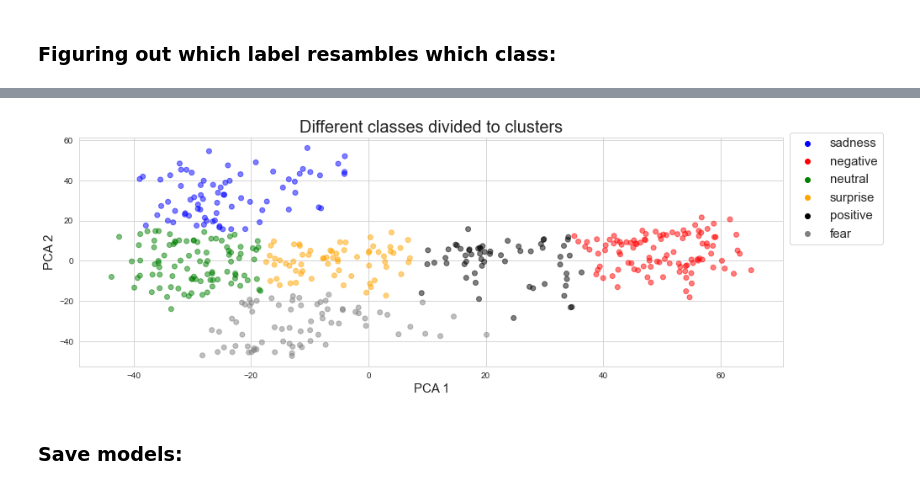
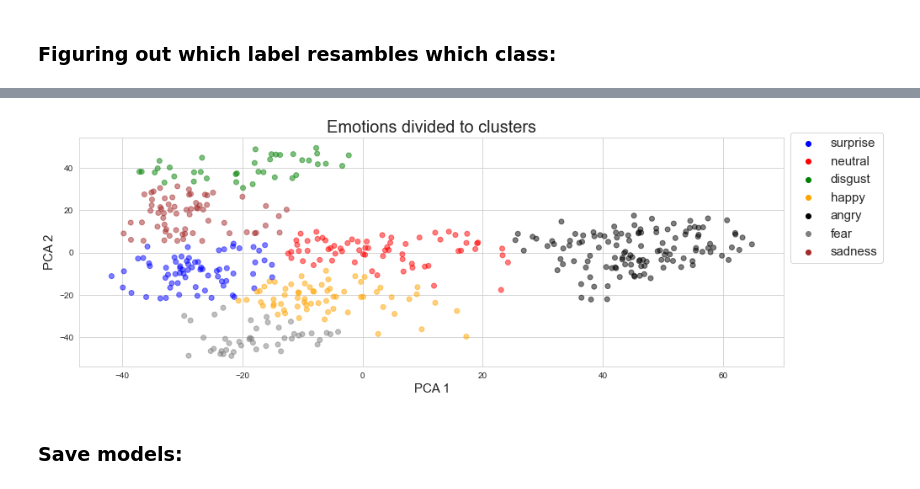
Before and after one commit to talbaram3192/Emotion_Recognition_project, a Jupyter notebook: model_improvement.ipynb, the cells around one changed output, grey strips where cells are left out. Drawn from its saved outputs; the diff is of its cells as text; code cells hidden in the pictures.

```diff
--- a/model_improvement.ipynb
+++ b/model_improvement.ipynb
@@ -541,5 +853,5 @@ set(y)
 # %%
-emotion_enc = {'fear':0, 'negative':1, 'neutral':2, 'positive':3, 'sadness':4, 'surprise':5}
+emotion_enc = {'fear':0, 'disgust':1, 'neutral':2, 'happy':3, 'sadness':4, 'surprise':5, 'angry':6}
 # %%
 X_train, X_val, y_train, y_val = train_test_split(mfccs, y, test_size=0.2, random_state=12)
 X_val, X_test, y_val, y_test = train_test_split(X_val, y_val, test_size=0.5, random_state=15)
@@ -565,7 +873,7 @@ y_train.unique(), y_test.unique(), y_val.unique()
 model3 = Sequential()
 
 model3.add(layers.Conv1D(256, 5,padding='same',
-                 input_shape=(236,40)))
+                 input_shape=(236,20)))
 model3.add(layers.Activation('relu'))
 model3.add(layers.MaxPooling1D(pool_size=(8)))
 model3.add(layers.Dropout(0.2))
@@ -577,7 +885,7 @@ model3.add(layers.Dropout(0.1))
 
 model3.add(layers.Flatten())
 model3.add(layers.Dense(64))
-model3.add(layers.Dense(6))
+model3.add(layers.Dense(7))
 model3.add(layers.Activation('softmax'))
 
 model3.summary()
@@ -601,14 +909,14 @@ Non-trainable params: 0
 _________________________________________________________________
 # %%
 # weight_path2 = 'd://ITC//final_project_data//best_weights3.hdf5'
-weight_path2 = 'd://ITC//final_project_data//best_weights4.hdf5'
+weight_path2 = 'D://emotion_recognition_data//best_weights2.hdf5'
 
 reduce_lr = tf.keras.callbacks.ReduceLROnPlateau(monitor='val_accuracy',
                                                  factor=0.5, patience=4,
                                                  verbose=1, mode='max',
                                                  min_lr=0.00001)
 
-early_stop = tf.keras.callbacks.EarlyStopping(monitor='val_loss', patience=40,
+early_stop = tf.keras.callbacks.EarlyStopping(monitor='val_loss', patience=45,
                                               verbose=1)
 
 model_checkpoint2 = tf.keras.callbacks.ModelCheckpoint(filepath=weight_path2,
@@ -783,7 +1092,7 @@ X_pca = pca.transform(X_test_scaled)
 # %%
 from sklearn.cluster import KMeans
 
-kmeans = KMeans(n_clusters=6, random_state=0).fit(X_pca)
+kmeans = KMeans(n_clusters=7, random_state=0).fit(X_pca)
 labels = kmeans.labels_
 # %%
 set(labels)
@@ -851,21 +1167,21 @@ emotion_enc = {'fear':0, 'negative':1, 'neutral':2, 'positive':3, 'sadness':4, '
 # %%
-colors = {0:'blue', 1:'red', 2:'green', 3:'orange', 4:'black', 5:'grey'}
-lab = ['sadness', 'negative', 'neutral', 'surprise', 'positive', 'fear']
+colors = {0:'blue', 1:'red', 2:'green', 3:'orange', 4:'black', 5:'grey', 6:'brown'}
+lab = ['surprise', 'neutral', 'disgust', 'happy', 'angry', 'fear', 'sadness']
 
 
 fig = plt.figure(figsize = (15, 5))
 ax = fig.add_subplot(111)
 ax.scatter(X_pca[:, 0], X_pca[:, 1], c = pd.Series(labels).map(colors), alpha=0.5)
-for i in range(6):
+for i in range(7):
     plt.scatter(None, None, color=colors[i], label=lab[i])
 
-plt.title('Different classes divided to clusters', fontsize=20)
+plt.title('Emotions divided to clusters', fontsize=20)
 plt.legend(fontsize=15, bbox_to_anchor= [1, 1.05])
 plt.xlabel('PCA 1', fontsize=15)
 plt.ylabel('PCA 2', fontsize=15)
 plt.show()
 # %% [output]
-[figure, old version]
+[figure, new version]
 # %% [markdown]
 ### Save models:
 # %%
```
Also changed, not shown: parts of 60 cells of this notebook, 1 other file.
